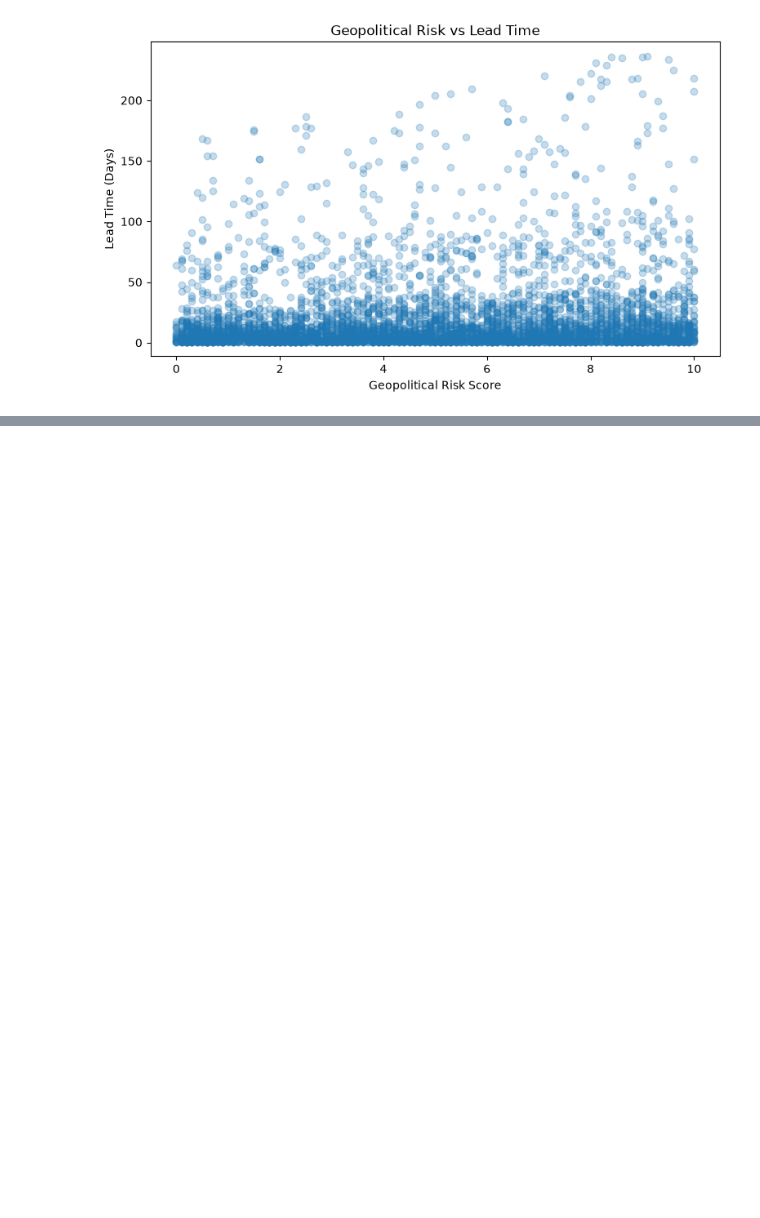
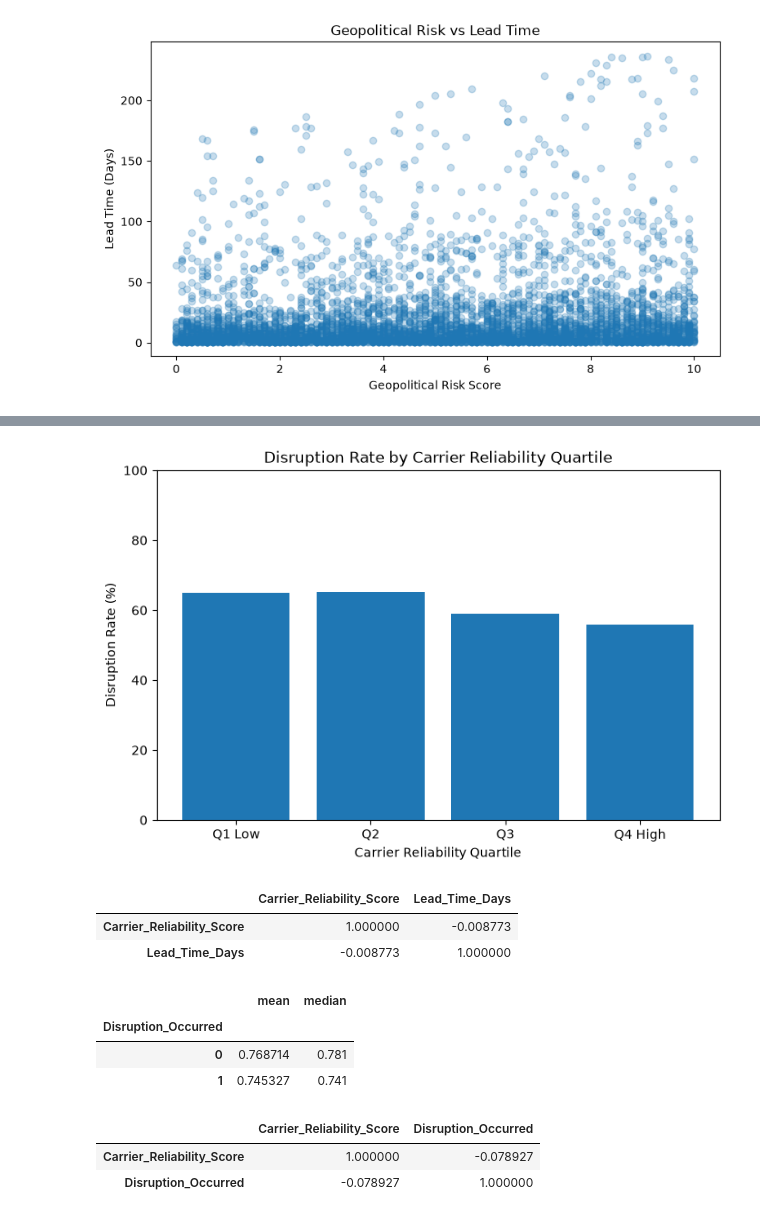
Before and after one commit to sharath1103/Global-Supply-Chain-Disruption, a Jupyter notebook: global_supply_chain_disruption.ipynb, the cells around one changed output, grey strips where cells are left out. Cells and saved outputs as stored; diff of their text form; code cells hidden in the pictures; blank space fills up the shorter version.

```diff
--- a/global_supply_chain_disruption.ipynb
+++ b/global_supply_chain_disruption.ipynb
@@ -558,0 +571,3 @@ plt.show()
+# %%
+df["Carrier_Reliability_Quartile"] = pd.qcut(df["Carrier_Reliability_Score"], q=4, labels=["Q1 Low", "Q2", "Q3", "Q4 High"])
+df["Carrier_Reliability_Quartile"].value_counts().sort_index()
@@ -558,0 +581,10 @@ plt.show()
+# %%
+carrier_analysis = (df.groupby("Carrier_Reliability_Quartile", observed = True).agg(
+    Shipments = ("Shipment_ID", "count"),
+    Disruption_Rate = ("Disruption_Occurred", "mean"),
+    Avg_Lead_Time = ("Lead_Time_Days", "mean"),
+    Median_Lead_Time = ("Lead_Time_Days", "median"),
+    P95_Lead_Time = ("Lead_Time_Days", lambda x:x.quantile(0.95))
+).reset_index())
+carrier_analysis["Disruption_Rate"]*=100
+carrier_analysis.round(2)
@@ -558,0 +597,29 @@ plt.show()
+# %%
+plt.figure(figsize=(8,5))
+plt.bar(carrier_analysis["Carrier_Reliability_Quartile"], carrier_analysis["Disruption_Rate"])
+plt.title("Disruption Rate by Carrier Reliability Quartile")
+plt.xlabel("Carrier Reliability Quartile")
+plt.ylabel("Disruption Rate (%)")
+plt.ylim(0,100)
+plt.show()
+# %% [output]
+[figure, added]
+# %%
+df[["Carrier_Reliability_Score", "Lead_Time_Days"]].corr()
+# %% [output]
+|  | Carrier_Reliability_Score | Lead_Time_Days |
+| Carrier_Reliability_Score | 1.000000 | -0.008773 |
+| Lead_Time_Days | -0.008773 | 1.000000 |
+# %%
+df.groupby("Disruption_Occurred")["Carrier_Reliability_Score"].agg(["mean","median"])
+# %% [output]
+|  | mean | median |
+| Disruption_Occurred |  |  |
+| 0 | 0.768714 | 0.781 |
+| 1 | 0.745327 | 0.741 |
+# %%
+df[["Carrier_Reliability_Score", "Disruption_Occurred"]].corr()
+# %% [output]
+|  | Carrier_Reliability_Score | Disruption_Occurred |
+| Carrier_Reliability_Score | 1.000000 | -0.078927 |
+| Disruption_Occurred | -0.078927 | 1.000000 |
```
Also changed, not shown: parts of 17 cells of this notebook.
